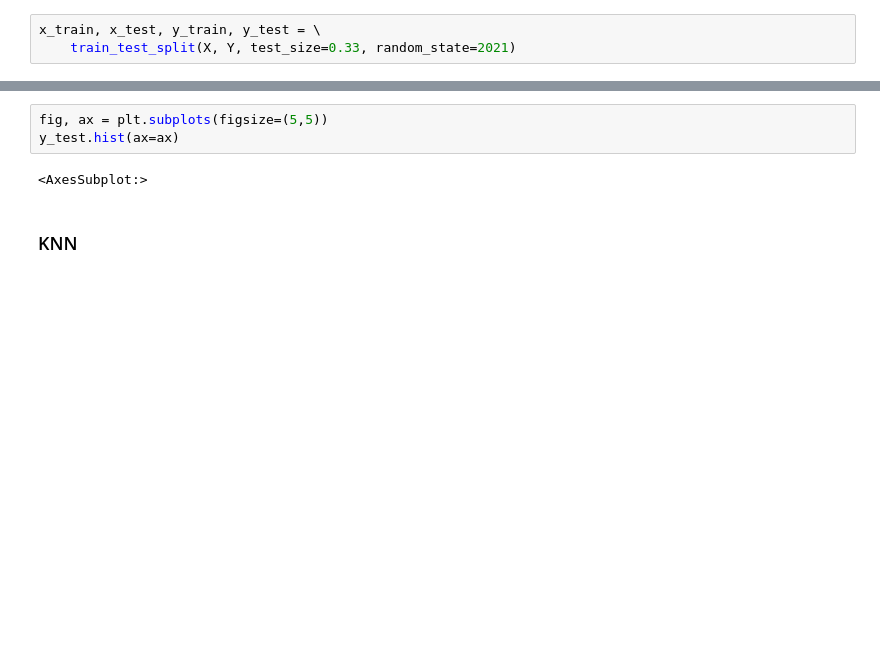
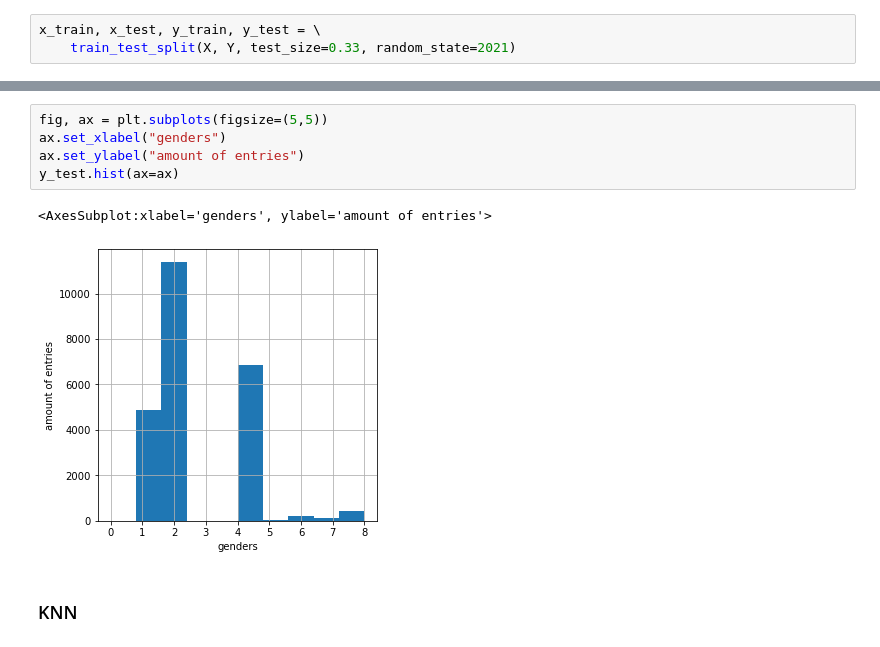
Before and after one commit to ignatovskiy/Data_Satanism, a Jupyter notebook: lab1/Lab 1.ipynb, the cells around one changed output, grey strips where cells are left out. Cells and saved outputs as stored; diff of their text form; blank space fills up the shorter version.

```diff
--- a/lab1/Lab 1.ipynb
+++ b/lab1/Lab 1.ipynb
@@ -245,8 +255,11 @@ y_train.hist(ax=ax)
 # %%
 fig, ax = plt.subplots(figsize=(5,5))
+ax.set_xlabel("genders")
+ax.set_ylabel("amount of entries")
 y_test.hist(ax=ax)
 # %% [output]
-<AxesSubplot:>
+<AxesSubplot:xlabel='genders', ylabel='amount of entries'>
+[figure, added]
 # %% [markdown]
 ### KNN
 # %%
```
Also changed, not shown: parts of 64 cells of this notebook.
